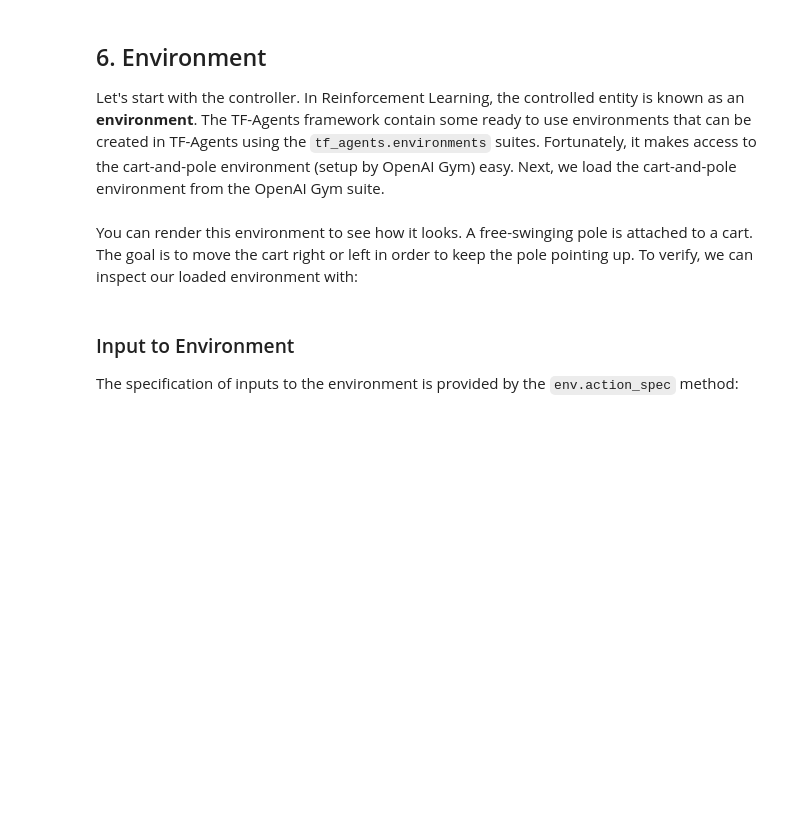
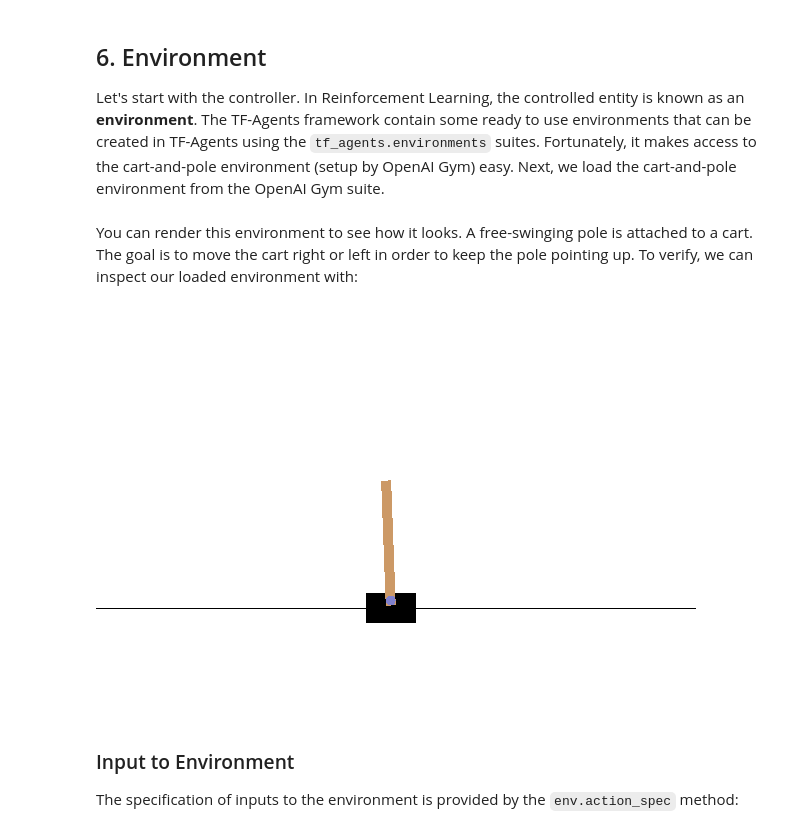
Before and after one commit to ClosedLoopAI/blog, a Jupyter notebook: _notebooks/2021-01-19-TF_Agents_CartPole.ipynb, the cells around one changed output. Cells and saved outputs as stored; diff of their text form; code cells hidden in the pictures; blank space fills up the shorter version.

```diff
--- a/_notebooks/2021-01-19-TF_Agents_CartPole.ipynb
+++ b/_notebooks/2021-01-19-TF_Agents_CartPole.ipynb
@@ -143,6 +146,11 @@ env_name = 'CartPole-v0'
 env = suite_gym.load(env_name)
 # %% [markdown]
 You can render this environment to see how it looks. A free-swinging pole is attached to a cart.  The goal is to move the cart right or left in order to keep the pole pointing up. To verify, we can inspect our loaded environment with:
+# %%
+env.reset()
+PIL.Image.fromarray(env.render())
+# %% [output]
+[figure, added]
 # %% [markdown]
 ### Input to Environment
 
```
Also changed, not shown: parts of 10 cells of this notebook.
